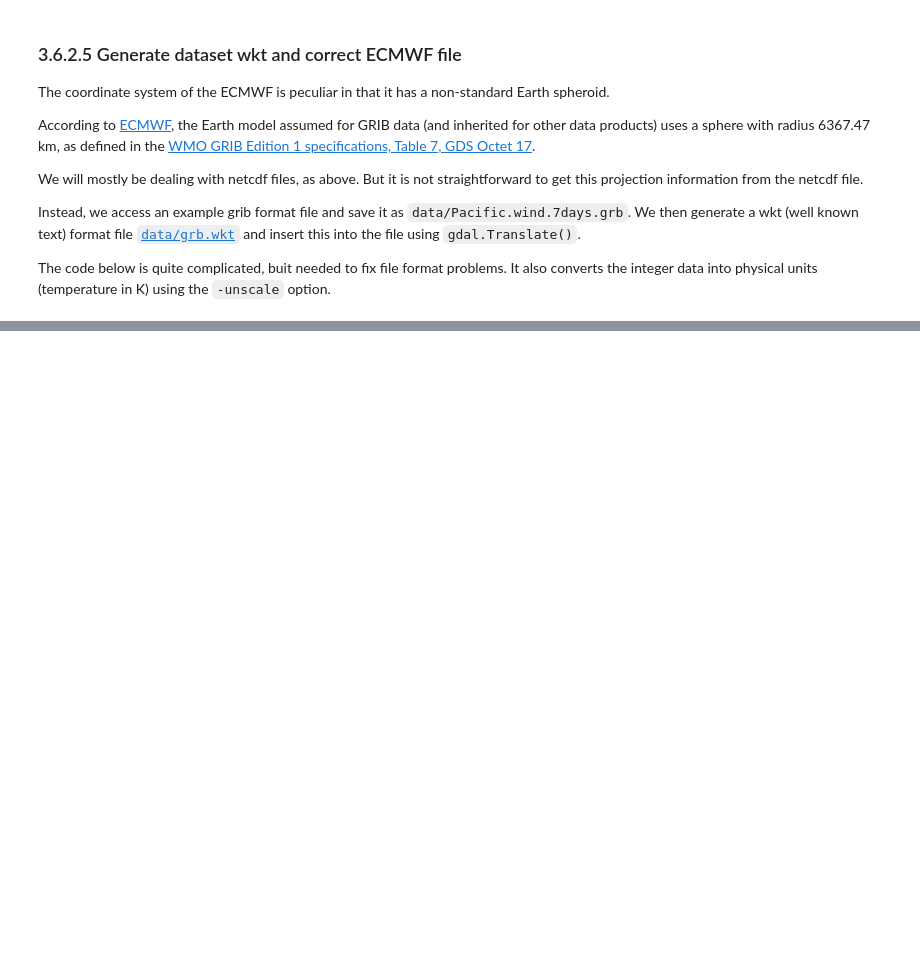
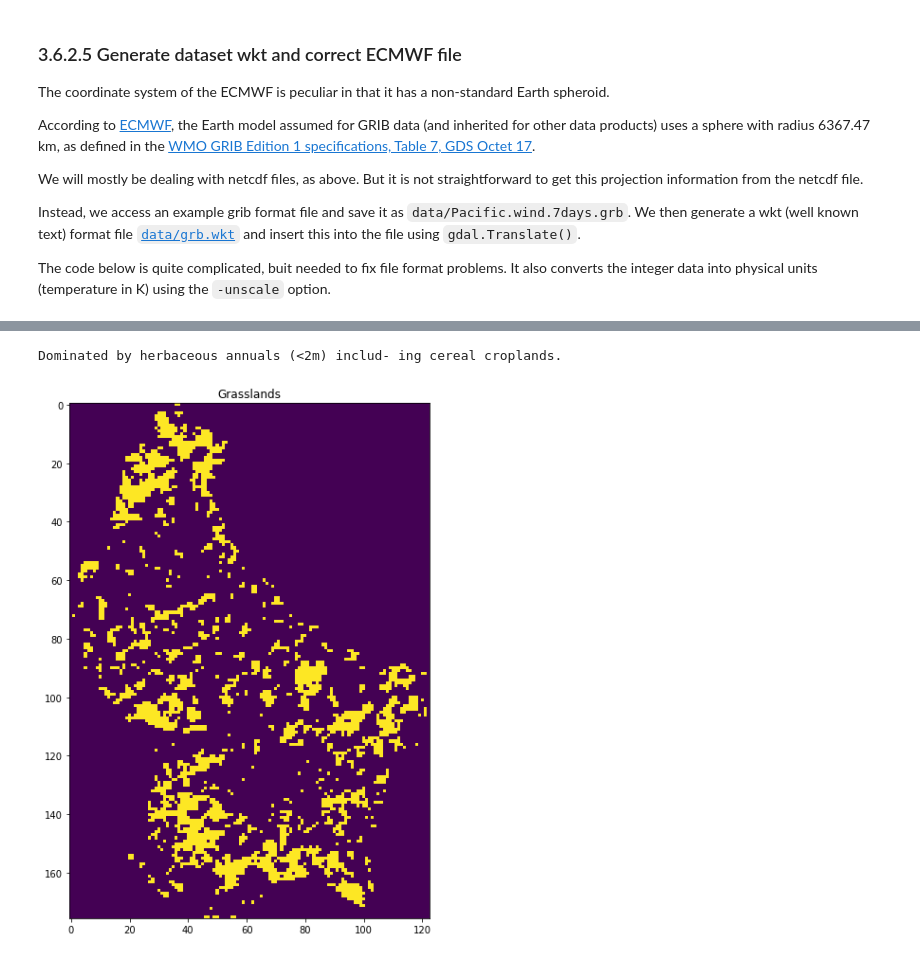
Before and after one commit to profLewis/geog0111_OLD, a Jupyter notebook: Chapter3_6A_GDAL_Reconciling_projections_prerequisites.ipynb, the cells around one changed output, grey strips where cells are left out. Saved outputs shown, nothing was run; the diff lists cells and outputs as text; code cells hidden in the pictures; blank space fills up the shorter version.

```diff
--- a/Chapter3_6A_GDAL_Reconciling_projections_prerequisites.ipynb
+++ b/Chapter3_6A_GDAL_Reconciling_projections_prerequisites.ipynb
@@ -53,9 +53,7 @@ from pathlib import Path
 import gdal
 from datetime import datetime, timedelta
 year = 2016
-country_code = 'EI'
-year = 2016
-country_code = 'SP'
+country_code = 'LU'
 # %% [markdown]
 You can run all of the below with the script, unless you want to change any of the conditions (e.g. year or country):
 # %%
@@ -382,0 +467,28 @@ print(wkt2)
+# %%
+'''
+Define LC table from userguide
+https://lpdaac.usgs.gov/sites/default/\
+        files/public/product_documentation/\
+        mcd12_user_guide_v6.pdf
+'''
+
+table = '''
+|Water Bodies|0|At least 60% of area is covered by permanent water bodies.|
+|Grasslands|1|Dominated by herbaceous annuals (<2m) includ- ing cereal croplands.|
+|Shrublands|2|Shrub (1-2m) cover >10%.|
+|Broadleaf Croplands|3|Dominated by herbaceous annuals (<2m) that are cultivated with broadleaf crops.|
+|Savannas|4|Between 10-60% tree cover (>2m).|
+|Evergreen Broadleaf Forests|5|Dominated by evergreen broadleaf and palmate trees (>2m). Tree cover >60%.|
+|Deciduous Broadleaf Forests|6|Dominated by deciduous broadleaf trees (>2m). Tree cover >60%.|
+|Evergreen Needleleaf Forests|7|Dominated by evergreen conifer trees (>2m). Tree cover >60%.|
+|Deciduous Needleleaf Forests|8|Dominated by deciduous needleleaf (larch) trees (>2m). Tree cover >60%.|
+|Non-Vegetated Lands|9|At least 60% of area is non-vegetated barren (sand, rock, soil) or permanent snow and ice with less than 10% vegetation.|
+|Urban and Built-up Lands|10|At least 30% impervious surface area including building materials, asphalt, and vehicles.|
+|Unclassified|255|Has not received a map label because of missing inputs.|
+'''
+
+LC_Type3 = np.array([s.split('|')[1:-1] for s in table.split('\n')[1:-1]]).T
+
+
+np.savez_compressed(f'data/landcover_{year}_{country_code}.npz',
+                   LC_Type3=LC_Type3,lc_data=lc_data)
@@ -382,0 +566,12 @@ print(wkt2)
+# %%
+lc = 1
+
+flc_data = lc_data.astype(float)
+flc_data[lc_data != lc] = np.nan
+plt.figure(figsize=(10,10))
+plt.imshow(flc_data.astype(int))
+plt.title(LC_Type3[0,lc])
+print(LC_Type3[2,lc])
+# %% [output]
+Dominated by herbaceous annuals (<2m) includ- ing cereal croplands.
+[figure, added]
```
Also changed, not shown: parts of 13 cells of this notebook, 6 other files.
